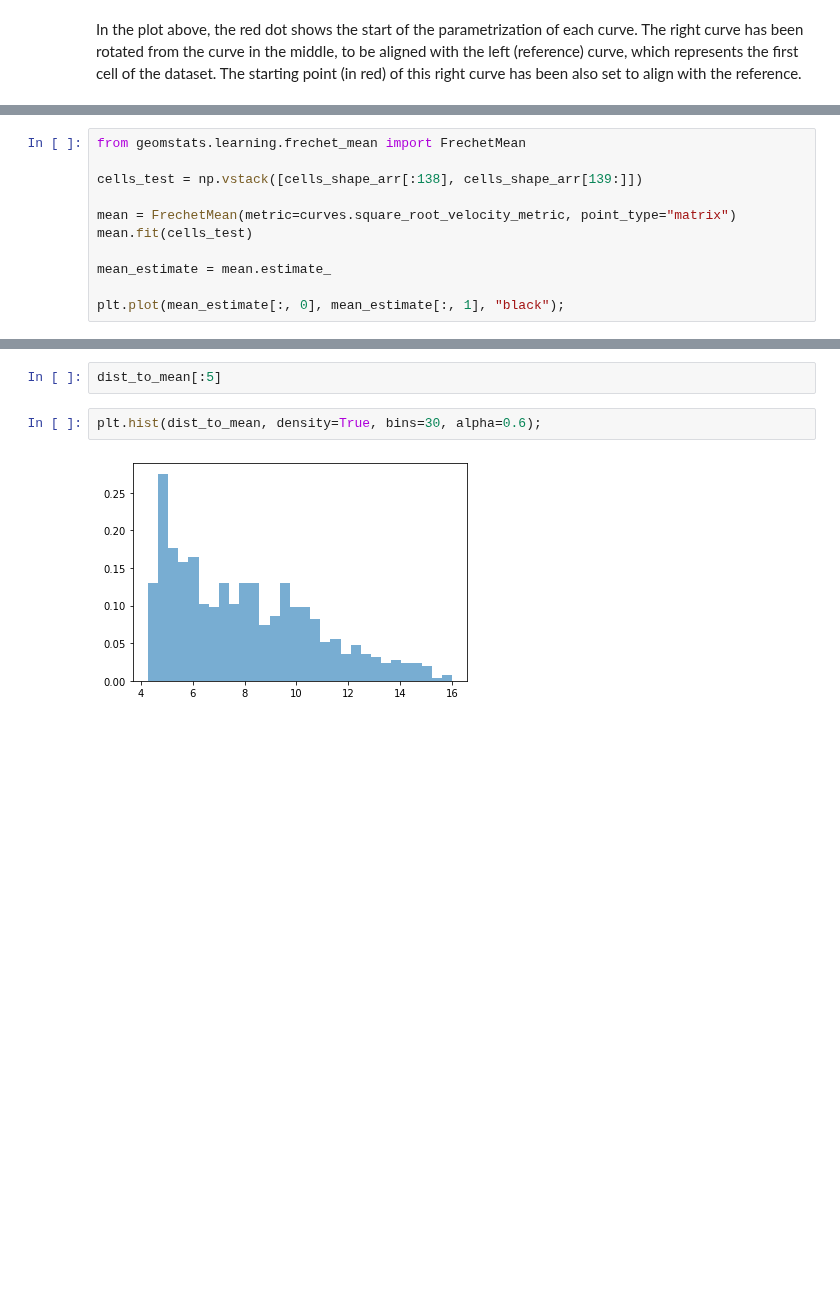
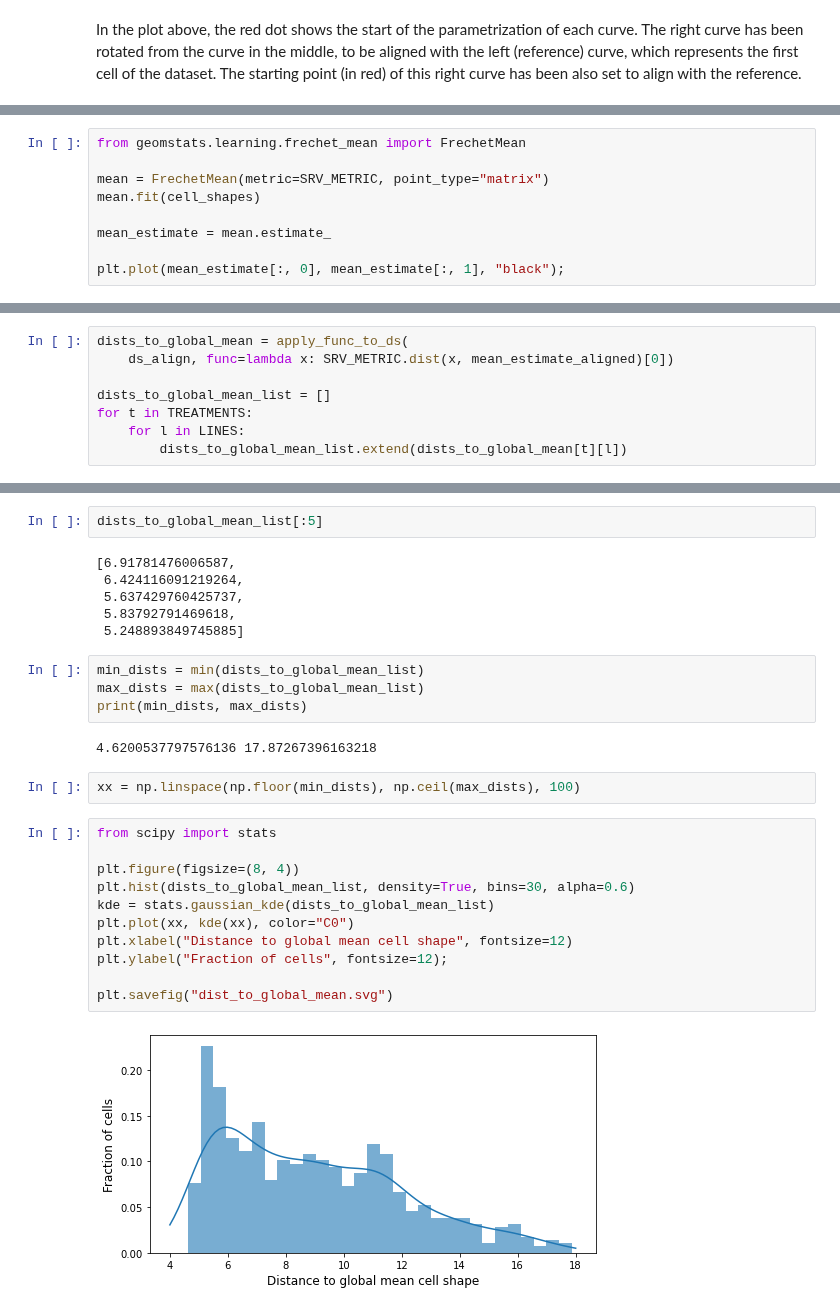
Before and after one commit to geomstats/geomstats, a Jupyter notebook: notebooks/usecase_cell_shapes_analysis.ipynb, the cells around one changed output, grey strips where cells are left out. Drawn from its saved outputs; the diff is of its cells as text; blank space fills up the shorter version.

```diff
--- a/notebooks/usecase_cell_shapes_analysis.ipynb
+++ b/notebooks/usecase_cell_shapes_analysis.ipynb
@@ -384,10 +476,8 @@ cells_shape_arr.shape
 # %%
 from geomstats.learning.frechet_mean import FrechetMean
 
-cells_test = np.vstack([cells_shape_arr[:138], cells_shape_arr[139:]])
-
-mean = FrechetMean(metric=curves.square_root_velocity_metric, point_type="matrix")
-mean.fit(cells_test)
+mean = FrechetMean(metric=SRV_METRIC, point_type="matrix")
+mean.fit(cell_shapes)
 
 mean_estimate = mean.estimate_
 
@@ -428,0 +528,8 @@ for cell in cells_test:
+# %%
+dists_to_global_mean = apply_func_to_ds(
+    ds_align, func=lambda x: SRV_METRIC.dist(x, mean_estimate_aligned)[0])
+
+dists_to_global_mean_list = []
+for t in TREATMENTS:
+    for l in LINES:
+        dists_to_global_mean_list.extend(dists_to_global_mean[t][l])
@@ -429,6 +540,29 @@ for cell in cells_test:
 # %%
-dist_to_mean[:5]
+dists_to_global_mean_list[:5]
+# %% [output]
+[6.91781476006587,
+ 6.424116091219264,
+ 5.637429760425737,
+ 5.83792791469618,
+ 5.248893849745885]
+# %%
+min_dists = min(dists_to_global_mean_list)
+max_dists = max(dists_to_global_mean_list)
+print(min_dists, max_dists)
+# %% [output]
+4.6200537797576136 17.87267396163218
+# %%
+xx = np.linspace(np.floor(min_dists), np.ceil(max_dists), 100)
 # %%
-plt.hist(dist_to_mean, density=True, bins=30, alpha=0.6);
+from scipy import stats
+
+plt.figure(figsize=(8, 4))
+plt.hist(dists_to_global_mean_list, density=True, bins=30, alpha=0.6)
+kde = stats.gaussian_kde(dists_to_global_mean_list)
+plt.plot(xx, kde(xx), color="C0")
+plt.xlabel("Distance to global mean cell shape", fontsize=12)
+plt.ylabel("Fraction of cells", fontsize=12);
+
+plt.savefig("dist_to_global_mean.svg")
 # %% [output]
-[figure, old version]
+[figure, new version]
```
Also changed, not shown: parts of 88 cells of this notebook, 31 other files.
